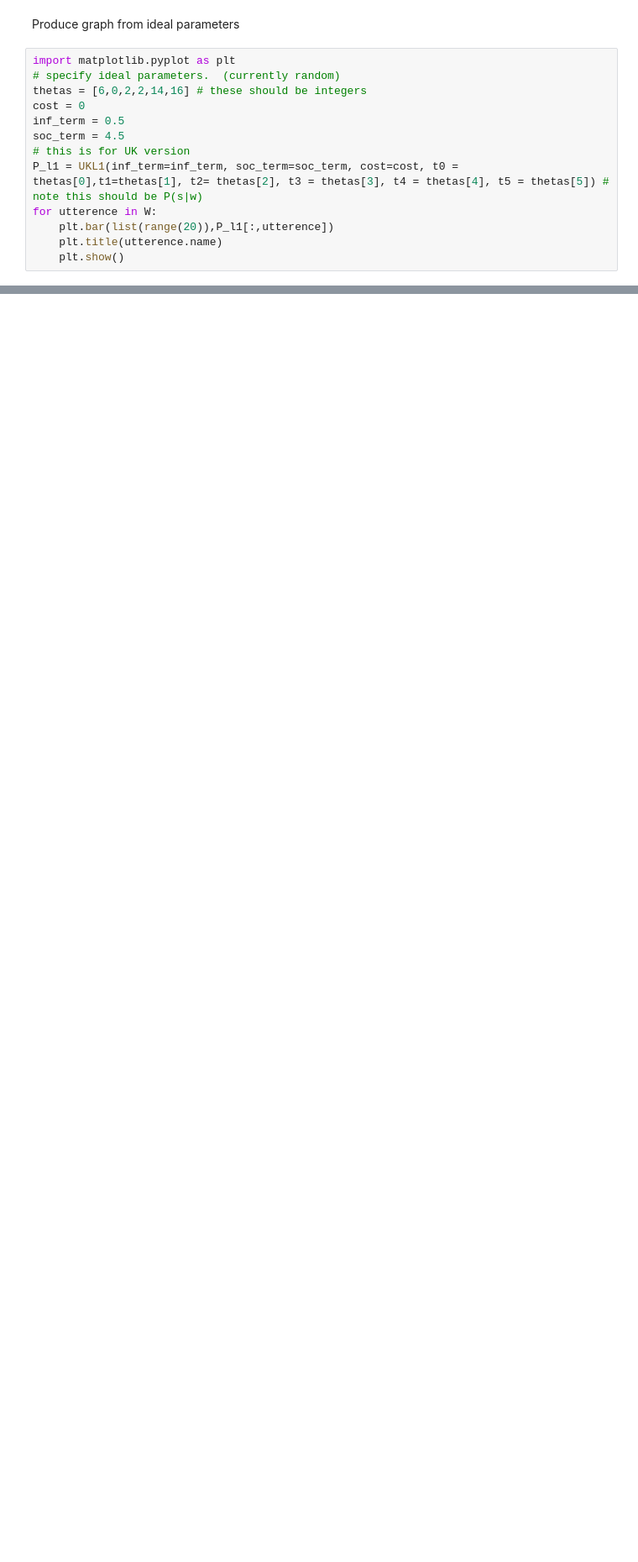
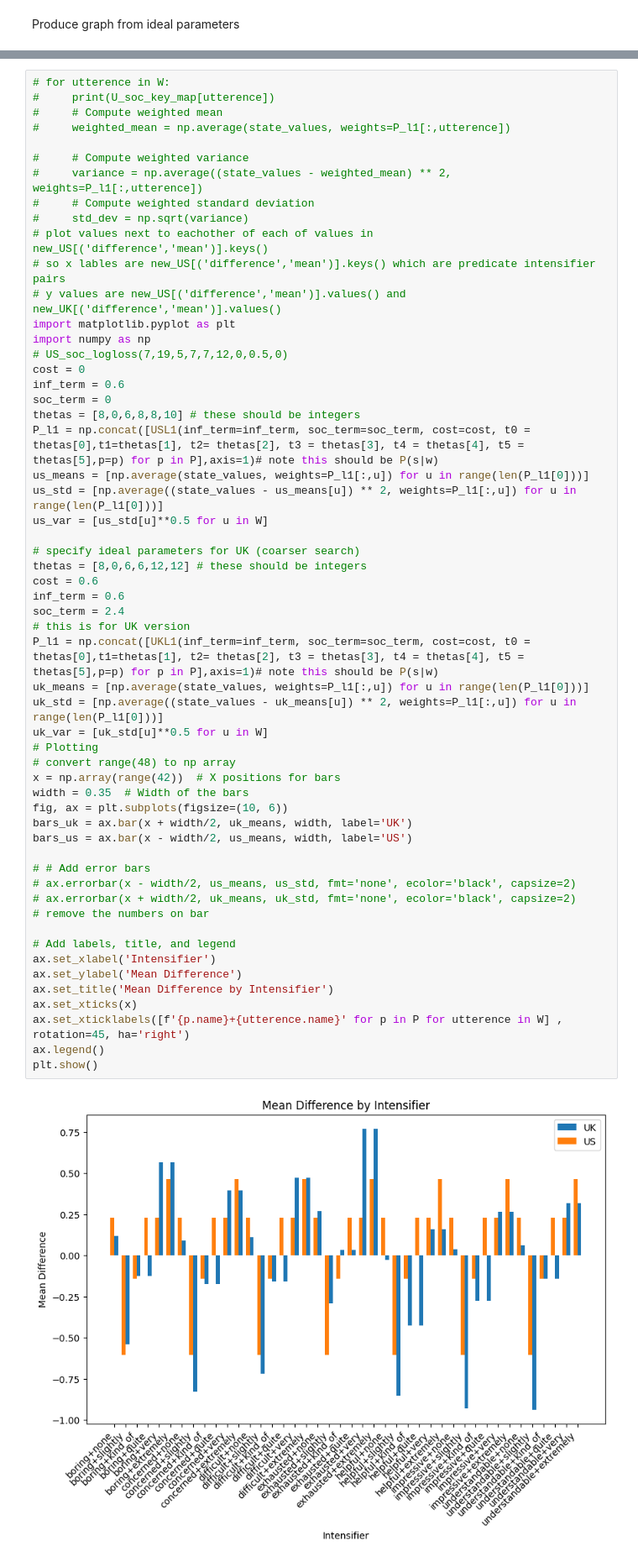
Before and after one commit to maxsiegel/modifiers, a Jupyter notebook: new_model_in_memo.ipynb, the cells around one changed output, grey strips where cells are left out. Shown: that part at 84% size. Saved outputs shown, nothing was run; the diff lists cells and outputs as text; blank space fills up the shorter version.

```diff
--- a/new_model_in_memo.ipynb
+++ b/new_model_in_memo.ipynb
@@ -370,15 +336,2 @@ KeyboardInterrupt:
 # %% [markdown]
 Produce graph from ideal parameters
-# %%
-import matplotlib.pyplot as plt
-# specify ideal parameters.  (currently random)
-thetas = [6,0,2,2,14,16] # these should be integers
-cost = 0
-inf_term = 0.5
-soc_term = 4.5
-# this is for UK version
-P_l1 = UKL1(inf_term=inf_term, soc_term=soc_term, cost=cost, t0 = thetas[0],t1=thetas[1], t2= thetas[2], t3 = thetas[3], t4 = thetas[4], t5 = thetas[5]) # note this should be P(s|w)
-for utterence in W:
-    plt.bar(list(range(20)),P_l1[:,utterence])
-    plt.title(utterence.name)
-    plt.show()
@@ -398,0 +340,58 @@ for utterence in W:
+# %%
+# for utterence in W:
+#     print(U_soc_key_map[utterence])
+#     # Compute weighted mean
+#     weighted_mean = np.average(state_values, weights=P_l1[:,utterence])
+
+#     # Compute weighted variance
+#     variance = np.average((state_values - weighted_mean) ** 2, weights=P_l1[:,utterence])
+#     # Compute weighted standard deviation
+#     std_dev = np.sqrt(variance)
+# plot values next to eachother of each of values in new_US[('difference','mean')].keys()
+# so x lables are new_US[('difference','mean')].keys() which are predicate intensifier pairs
+# y values are new_US[('difference','mean')].values() and new_UK[('difference','mean')].values()
+import matplotlib.pyplot as plt
+import numpy as np
+# US_soc_logloss(7,19,5,7,7,12,0,0.5,0)
+cost = 0
+inf_term = 0.6
+soc_term = 0
+thetas = [8,0,6,8,8,10] # these should be integers
+P_l1 = np.concat([USL1(inf_term=inf_term, soc_term=soc_term, cost=cost, t0 = thetas[0],t1=thetas[1], t2= thetas[2], t3 = thetas[3], t4 = thetas[4], t5 = thetas[5],p=p) for p in P],axis=1)# note this should be P(s|w)
+us_means = [np.average(state_values, weights=P_l1[:,u]) for u in range(len(P_l1[0]))]
+us_std = [np.average((state_values - us_means[u]) ** 2, weights=P_l1[:,u]) for u in range(len(P_l1[0]))]
+us_var = [us_std[u]**0.5 for u in W]
+
+# specify ideal parameters for UK (coarser search)
+thetas = [8,0,6,6,12,12] # these should be integers
+cost = 0.6
+inf_term = 0.6
+soc_term = 2.4
+# this is for UK version
+P_l1 = np.concat([UKL1(inf_term=inf_term, soc_term=soc_term, cost=cost, t0 = thetas[0],t1=thetas[1], t2= thetas[2], t3 = thetas[3], t4 = thetas[4], t5 = thetas[5],p=p) for p in P],axis=1)# note this should be P(s|w)
+uk_means = [np.average(state_values, weights=P_l1[:,u]) for u in range(len(P_l1[0]))]
+uk_std = [np.average((state_values - uk_means[u]) ** 2, weights=P_l1[:,u]) for u in range(len(P_l1[0]))]
+uk_var = [uk_std[u]**0.5 for u in W]
+# Plotting
+# convert range(48) to np array
+x = np.array(range(42))  # X positions for bars
+width = 0.35  # Width of the bars
+fig, ax = plt.subplots(figsize=(10, 6))
+bars_uk = ax.bar(x + width/2, uk_means, width, label='UK')
+bars_us = ax.bar(x - width/2, us_means, width, label='US')
+
+# # Add error bars
+# ax.errorbar(x - width/2, us_means, us_std, fmt='none', ecolor='black', capsize=2)
+# ax.errorbar(x + width/2, uk_means, uk_std, fmt='none', ecolor='black', capsize=2)
+# remove the numbers on bar
+
+# Add labels, title, and legend
+ax.set_xlabel('Intensifier')
+ax.set_ylabel('Mean Difference')
+ax.set_title('Mean Difference by Intensifier')
+ax.set_xticks(x)
+ax.set_xticklabels([f'{p.name}+{utterence.name}' for p in P for utterence in W] , rotation=45, ha='right')
+ax.legend()
+plt.show()
+# %% [output]
+[figure, added]
```
Also changed, not shown: parts of 11 cells of this notebook.
